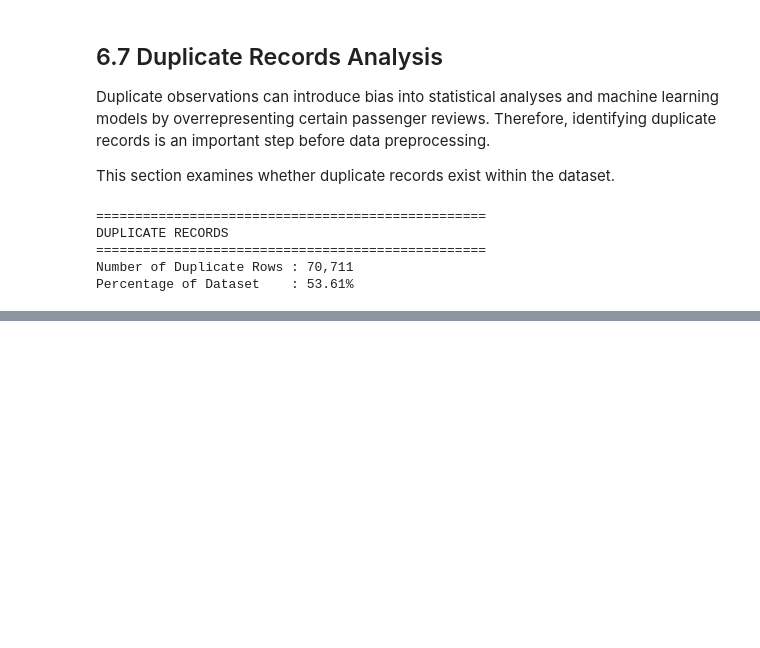
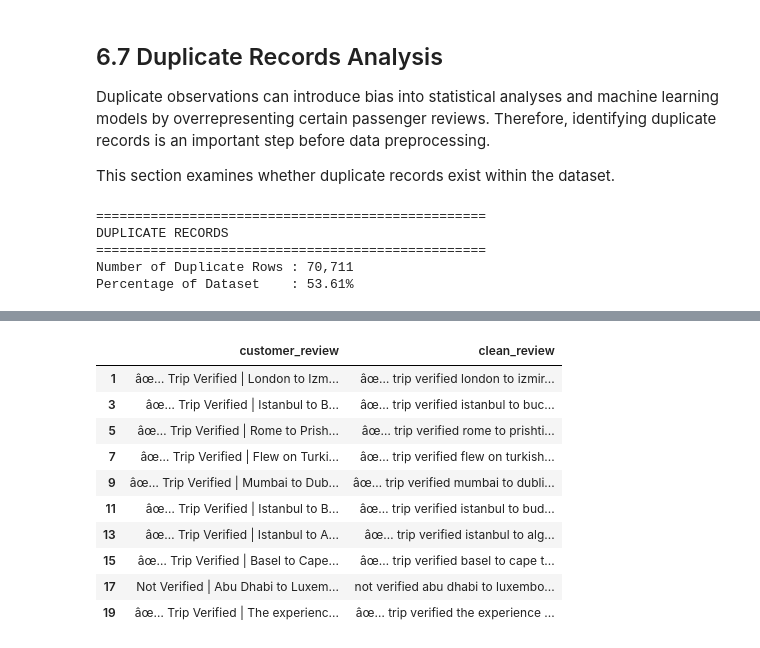
Before and after one commit to saurabh-parate/project-skytrax-airline, a Jupyter notebook: group5-skytrax-airline-reviews.ipynb, the cells around one changed output, grey strips where cells are left out. Saved outputs shown, nothing was run; the diff lists cells and outputs as text; code cells hidden in the pictures; blank space fills up the shorter version.

```diff
--- a/group5-skytrax-airline-reviews.ipynb
+++ b/group5-skytrax-airline-reviews.ipynb
@@ -299,0 +531,32 @@ Percentage of Dataset    : 53.61%
+# %%
+clean_df["clean_review"] = clean_df["clean_review"].apply(
+    lambda x: re.sub(r"<.*?>", "", str(x))
+)
+# %%
+import string
+
+clean_df["clean_review"] = clean_df["clean_review"].apply(
+    lambda x: x.translate(str.maketrans("", "", string.punctuation))
+)
+# %%
+clean_df["clean_review"] = clean_df["clean_review"].apply(
+    lambda x: re.sub(r"\d+", "", x)
+)
+# %%
+clean_df["clean_review"] = clean_df["clean_review"].apply(
+    lambda x: re.sub(r"\s+", " ", x).strip()
+)
+# %%
+clean_df[["customer_review", "clean_review"]].head(10)
+# %% [output]
+|  | customer_review | clean_review |
+| 1 | âœ… Trip Verified | London to Izm... | âœ… trip verified london to izmir... |
+| 3 | âœ… Trip Verified | Istanbul to B... | âœ… trip verified istanbul to buc... |
+| 5 | âœ… Trip Verified | Rome to Prish... | âœ… trip verified rome to prishti... |
+| 7 | âœ… Trip Verified | Flew on Turki... | âœ… trip verified flew on turkish... |
+| 9 | âœ… Trip Verified | Mumbai to Dub... | âœ… trip verified mumbai to dubli... |
+| 11 | âœ… Trip Verified | Istanbul to B... | âœ… trip verified istanbul to bud... |
+| 13 | âœ… Trip Verified | Istanbul to A... | âœ… trip verified istanbul to alg... |
+| 15 | âœ… Trip Verified | Basel to Cape... | âœ… trip verified basel to cape t... |
+| 17 | Not Verified | Abu Dhabi to Luxem... | not verified abu dhabi to luxembo... |
+| 19 | âœ… Trip Verified | The experienc... | âœ… trip verified the experience ... |
```
Also changed, not shown: parts of 43 cells of this notebook.
